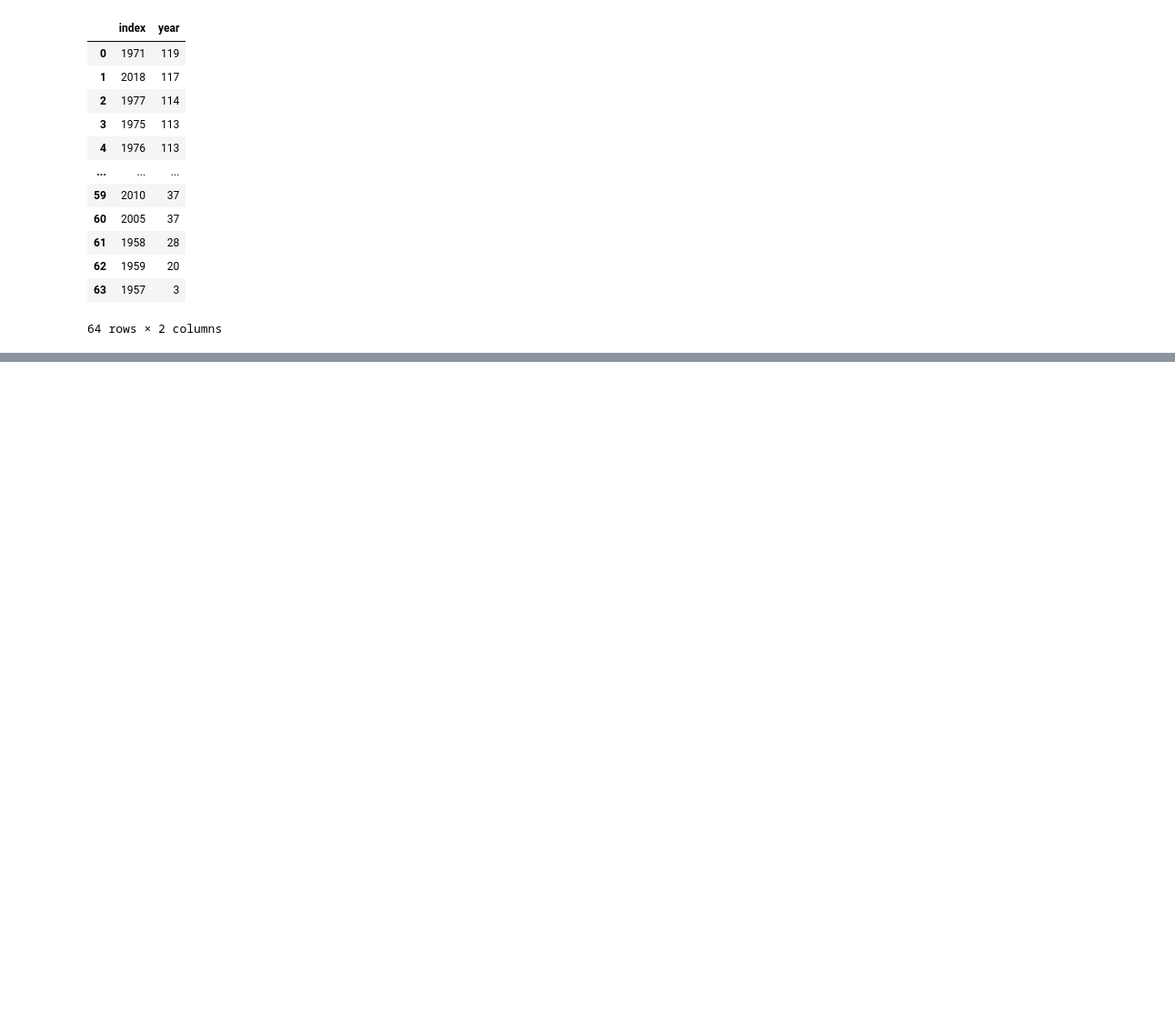
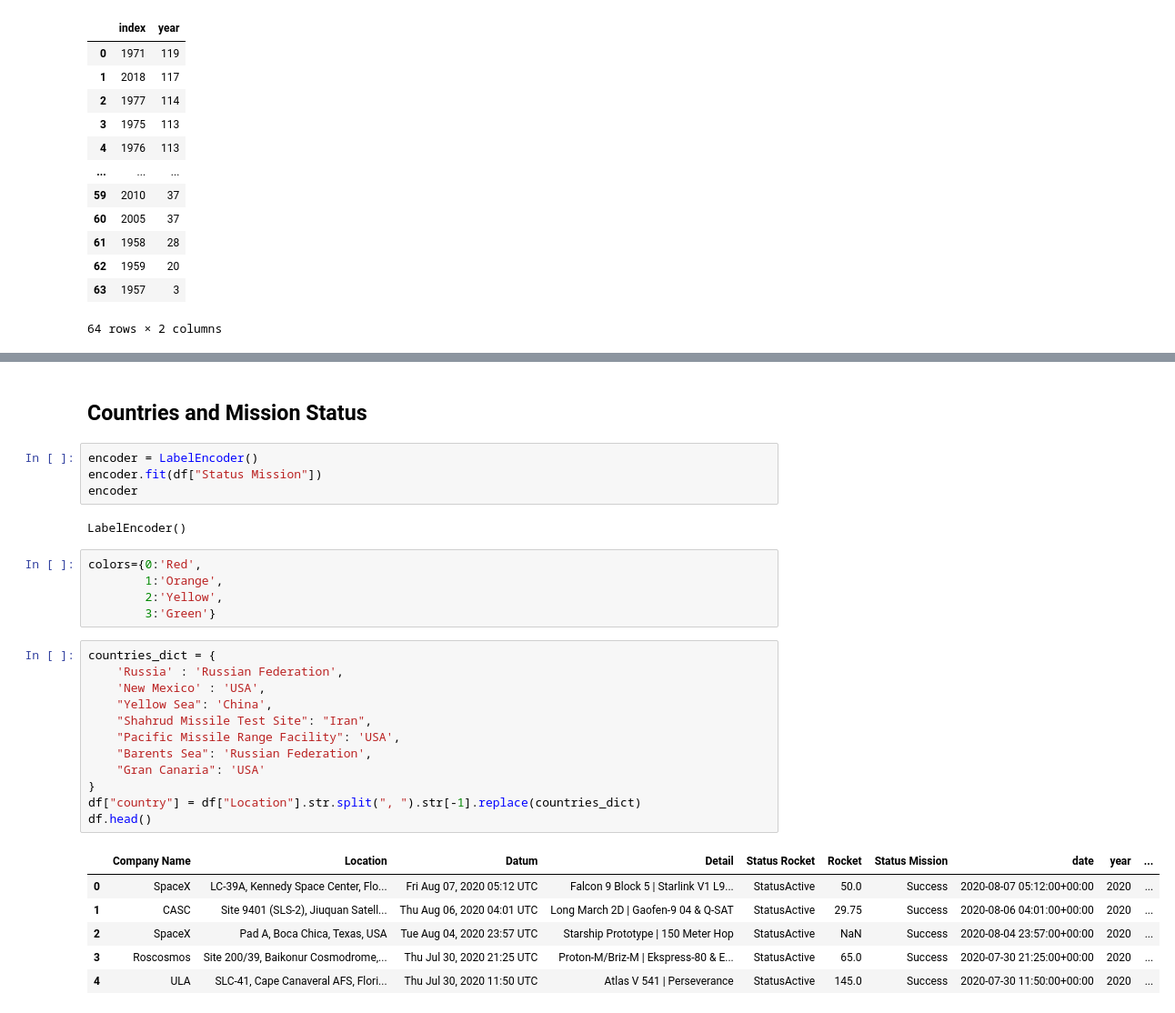
Before and after one commit to MSBurakS/Space-Mission-from-1957-Data-Analysis-My-Practice, a Jupyter notebook: space-mission-from-1957-data-analysis-my-practice.ipynb, the cells around one changed output, grey strips where cells are left out. Shown at 91% size. Cells and saved outputs as stored; diff of their text form; blank space fills up the shorter version.

Commit message:
Kaggle Notebook | Space Mission from 1957 Data Analysis My Practice | Version 4

```diff
--- a/space-mission-from-1957-data-analysis-my-practice.ipynb
+++ b/space-mission-from-1957-data-analysis-my-practice.ipynb
@@ -327,3 +330,36 @@ fig=px.bar(ds, x="index",y="year" , title=" Missions Number by Year")
 fig.show()
 # %% [output]
 [interactive output not drawn]
+# %% [markdown]
+<a id=11></a>
+## Countries and Mission Status
+# %%
+encoder = LabelEncoder()
+encoder.fit(df["Status Mission"])
+encoder
+# %% [output]
+LabelEncoder()
+# %%
+colors={0:'Red',
+        1:'Orange',
+        2:'Yellow',
+        3:'Green'}
+# %%
+countries_dict = {
+    'Russia' : 'Russian Federation',
+    'New Mexico' : 'USA',
+    "Yellow Sea": 'China',
+    "Shahrud Missile Test Site": "Iran",
+    "Pacific Missile Range Facility": 'USA',
+    "Barents Sea": 'Russian Federation',
+    "Gran Canaria": 'USA'
+}
+df["country"] = df["Location"].str.split(", ").str[-1].replace(countries_dict)
+df.head()
+# %% [output]
+|  | Company Name | Location | Datum | Detail | Status Rocket | Rocket | Status Mission | date | year | ... |
+| 0 | SpaceX | LC-39A, Kennedy Space Center, Flo... | Fri Aug 07, 2020 05:12 UTC | Falcon 9 Block 5 | Starlink V1 L9... | StatusActive | 50.0 | Success | 2020-08-07 05:12:00+00:00 | 2020 | ... |
+| 1 | CASC | Site 9401 (SLS-2), Jiuquan Satell... | Thu Aug 06, 2020 04:01 UTC | Long March 2D | Gaofen-9 04 & Q-SAT | StatusActive | 29.75 | Success | 2020-08-06 04:01:00+00:00 | 2020 | ... |
+| 2 | SpaceX | Pad A, Boca Chica, Texas, USA | Tue Aug 04, 2020 23:57 UTC | Starship Prototype | 150 Meter Hop | StatusActive | NaN | Success | 2020-08-04 23:57:00+00:00 | 2020 | ... |
+| 3 | Roscosmos | Site 200/39, Baikonur Cosmodrome,... | Thu Jul 30, 2020 21:25 UTC | Proton-M/Briz-M | Ekspress-80 & E... | StatusActive | 65.0 | Success | 2020-07-30 21:25:00+00:00 | 2020 | ... |
+| 4 | ULA | SLC-41, Cape Canaveral AFS, Flori... | Thu Jul 30, 2020 11:50 UTC | Atlas V 541 | Perseverance | StatusActive | 145.0 | Success | 2020-07-30 11:50:00+00:00 | 2020 | ... |
```
Also changed, not shown: parts of 11 cells of this notebook.
